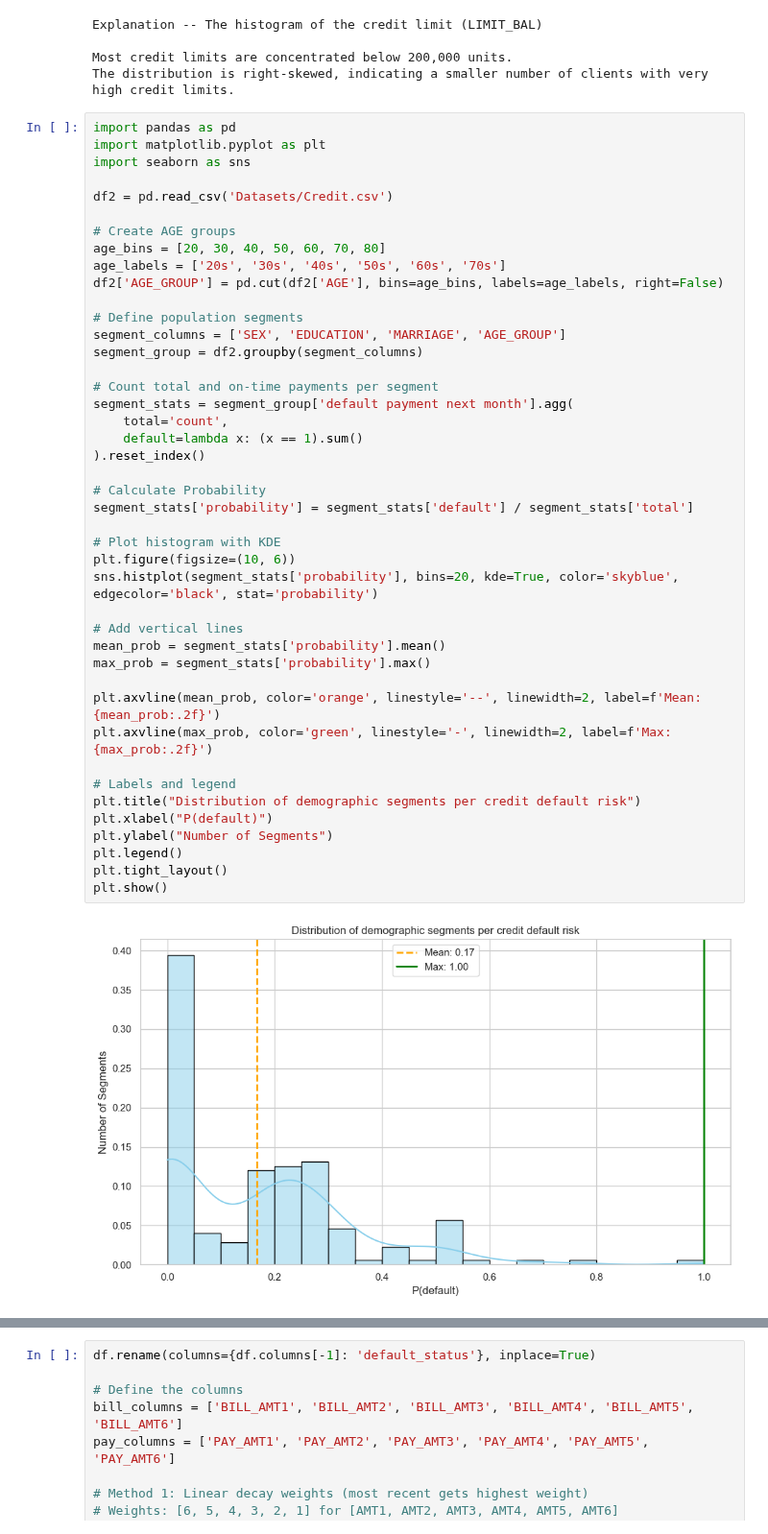
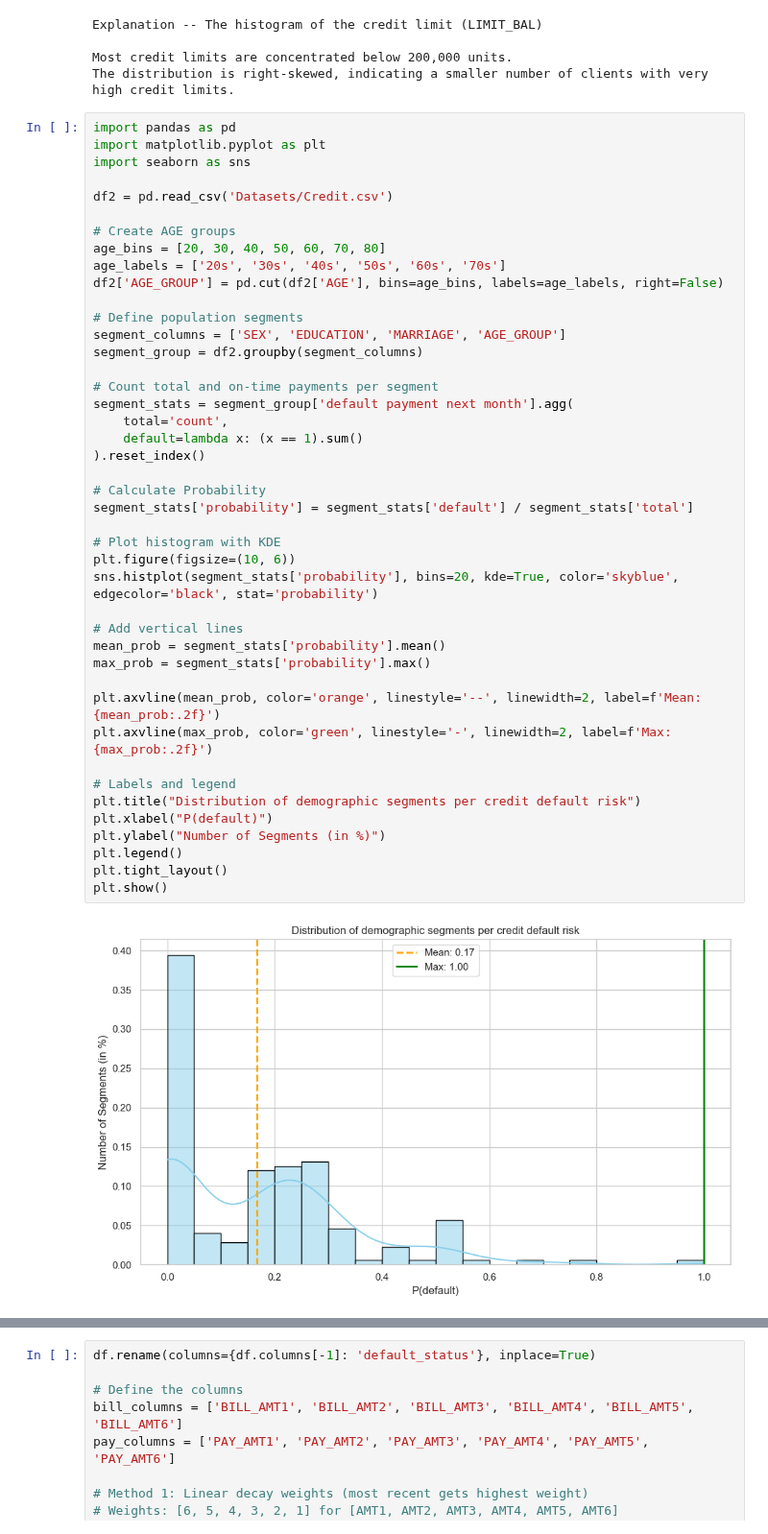
Before and after one commit to MaximeBoulat/AAI500-TeamProject, a Jupyter notebook: FinalTeamProject.ipynb, the cells around one changed output, grey strips where cells are left out. Shown at 96% size. Saved outputs shown, nothing was run; the diff lists cells and outputs as text.

```diff
--- a/FinalTeamProject.ipynb
+++ b/FinalTeamProject.ipynb
@@ -84,32 +84,32 @@ df2['AGE_GROUP'] = pd.cut(df2['AGE'], bins=age_bins, labels=age_labels, right=Fa
 segment_columns = ['SEX', 'EDUCATION', 'MARRIAGE', 'AGE_GROUP']
 segment_group = df2.groupby(segment_columns)
 
 # Count total and on-time payments per segment
 segment_stats = segment_group['default payment next month'].agg(
     total='count',
     default=lambda x: (x == 1).sum()
 ).reset_index()
 
 # Calculate Probability
 segment_stats['probability'] = segment_stats['default'] / segment_stats['total']
 
 # Plot histogram with KDE
 plt.figure(figsize=(10, 6))
 sns.histplot(segment_stats['probability'], bins=20, kde=True, color='skyblue', edgecolor='black', stat='probability')
 
 # Add vertical lines
 mean_prob = segment_stats['probability'].mean()
 max_prob = segment_stats['probability'].max()
 
 plt.axvline(mean_prob, color='orange', linestyle='--', linewidth=2, label=f'Mean: {mean_prob:.2f}')
 plt.axvline(max_prob, color='green', linestyle='-', linewidth=2, label=f'Max: {max_prob:.2f}')
 
 # Labels and legend
 plt.title("Distribution of demographic segments per credit default risk")
 plt.xlabel("P(default)")
-plt.ylabel("Number of Segments")
+plt.ylabel("Number of Segments (in %)")
 plt.legend()
 plt.tight_layout()
 plt.show()
 # %% [output]
-[figure, old version]
+[figure, new version]
```
Also changed, not shown: parts of 2 cells of this notebook, 1 other file.
